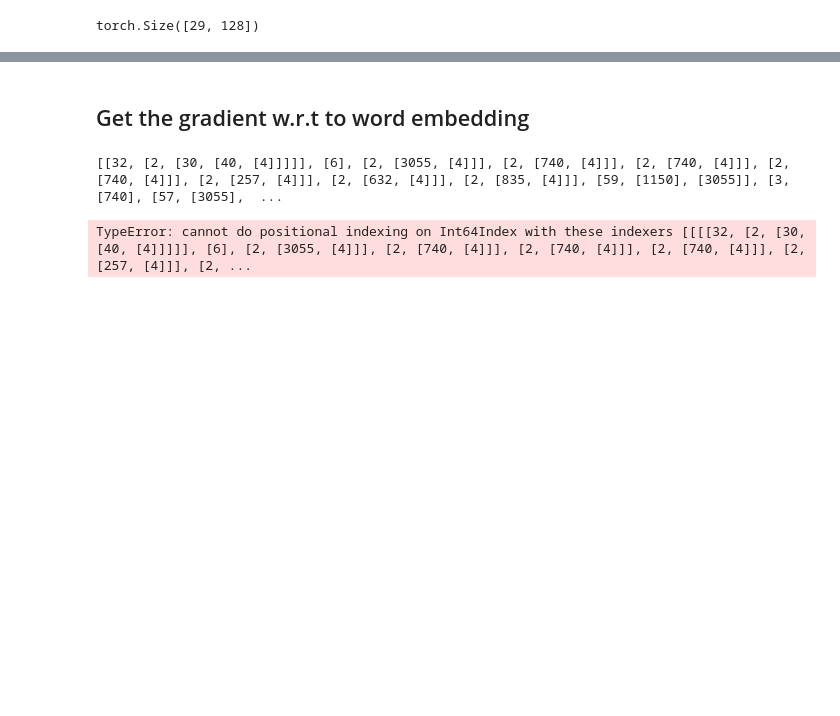
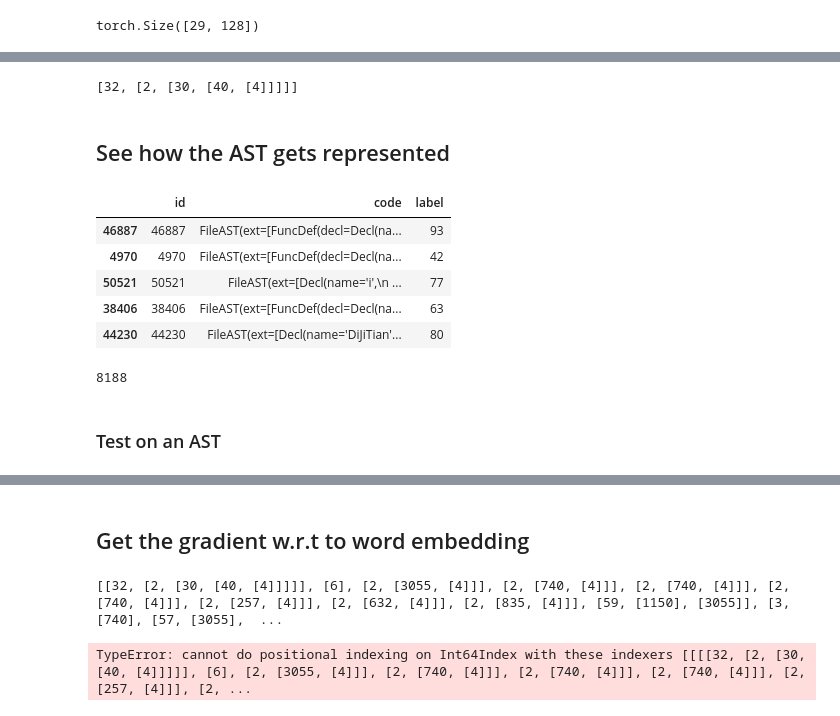
Before and after one commit to david-maine/astnn, a Jupyter notebook: notebooks/model.ipynb, the cells around one changed output, grey strips where cells are left out. Drawn from its saved outputs; the diff is of its cells as text; code cells hidden in the pictures; blank space fills up the shorter version.

```diff
--- a/notebooks/model.ipynb
+++ b/notebooks/model.ipynb
@@ -101,0 +560,17 @@ tensor([[  3.0438,  -9.1880,  -7.8805,  -7.5615,  -1.1363,  -1.5093,  -5.5260,
+# %%
+encodes[0]
+# %% [output]
+[32, [2, [30, [40, [4]]]]]
+# %% [markdown]
+## See how the AST gets represented
+# %%
+train_df = pd.read_pickle('/home/david/projects/university/astnn/data/train/train_.pkl')
+# %%
+train_df.head()
+# %% [output]
+|  | id | code | label |
+| 46887 | 46887 | FileAST(ext=[FuncDef(decl=Decl(na... | 93 |
+| 4970 | 4970 | FileAST(ext=[FuncDef(decl=Decl(na... | 42 |
+| 50521 | 50521 | FileAST(ext=[Decl(name='i',\n ... | 77 |
+| 38406 | 38406 | FileAST(ext=[FuncDef(decl=Decl(na... | 63 |
+| 44230 | 44230 | FileAST(ext=[Decl(name='DiJiTian'... | 80 |
@@ -101,0 +581,6 @@ tensor([[  3.0438,  -9.1880,  -7.8805,  -7.5615,  -1.1363,  -1.5093,  -5.5260,
+# %%
+max_token
+# %% [output]
+8188
+# %% [markdown]
+### Test on an AST
```
Also changed, not shown: parts of 48 cells of this notebook, 4 other files.
